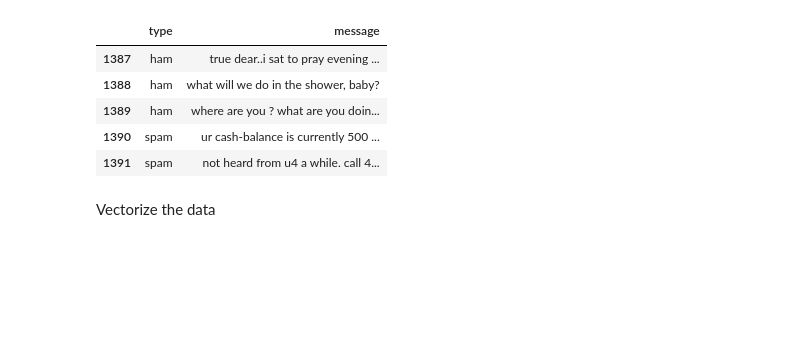
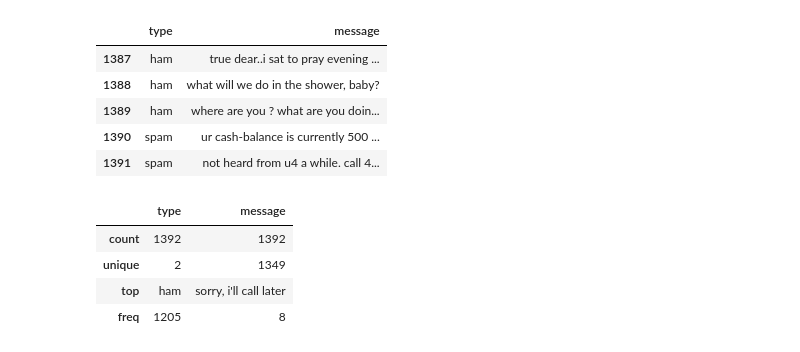
Before and after one commit to ralphcajipe/Deep-Learning-with-Python-2nd-ediiton, a Jupyter notebook: Answer_fcc_sms_text_classification.ipynb, the cells around one changed output. Cells and saved outputs as stored; diff of their text form; code cells hidden in the pictures; blank space fills up the shorter version.

```diff
--- a/Answer_fcc_sms_text_classification.ipynb
+++ b/Answer_fcc_sms_text_classification.ipynb
@@ -138,5 +208,11 @@ test_data.tail()
 | 1389 | ham | where are you ? what are you doin... |
 | 1390 | spam | ur cash-balance is currently 500 ... |
 | 1391 | spam | not heard from u4 a while. call 4... |
-# %% [markdown]
-Vectorize the data
+# %%
+test_data.describe()
+# %% [output]
+|  | type | message |
+| count | 1392 | 1392 |
+| unique | 2 | 1349 |
+| top | ham | sorry, i'll call later |
+| freq | 1205 | 8 |
```
Also changed, not shown: parts of 22 cells of this notebook, 2 other files.
